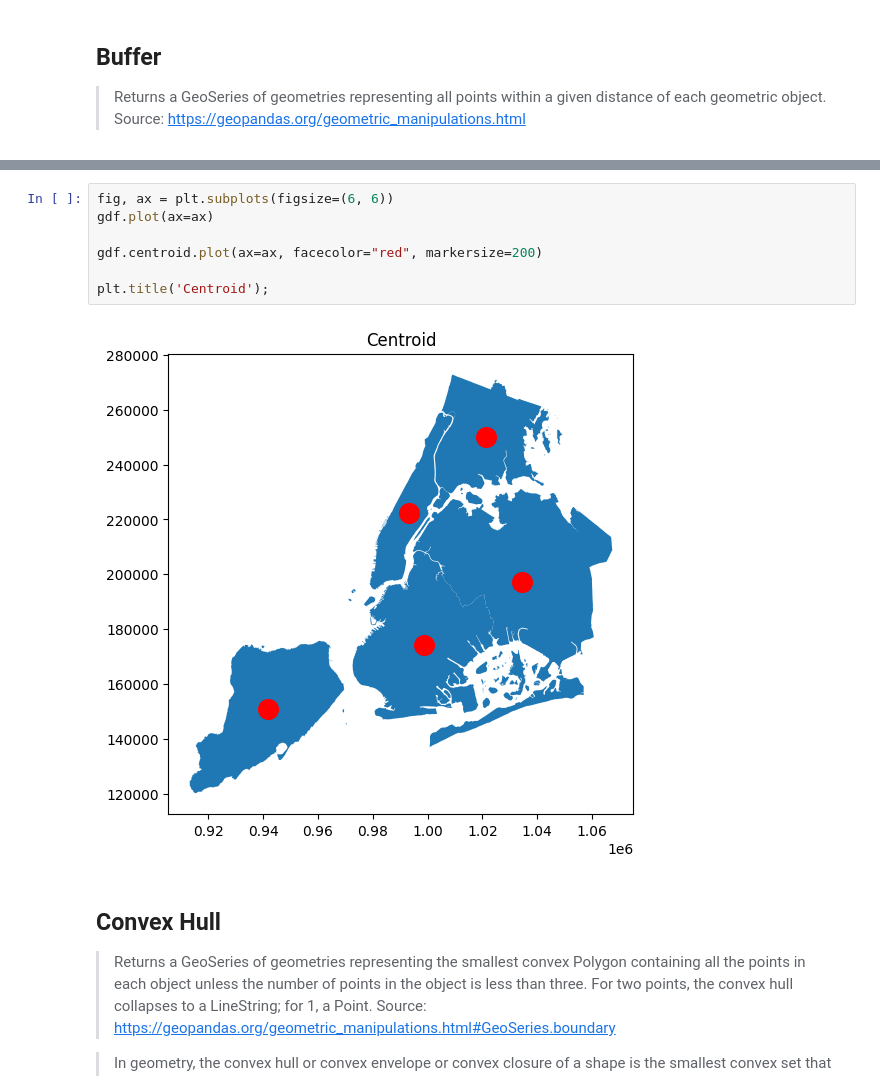
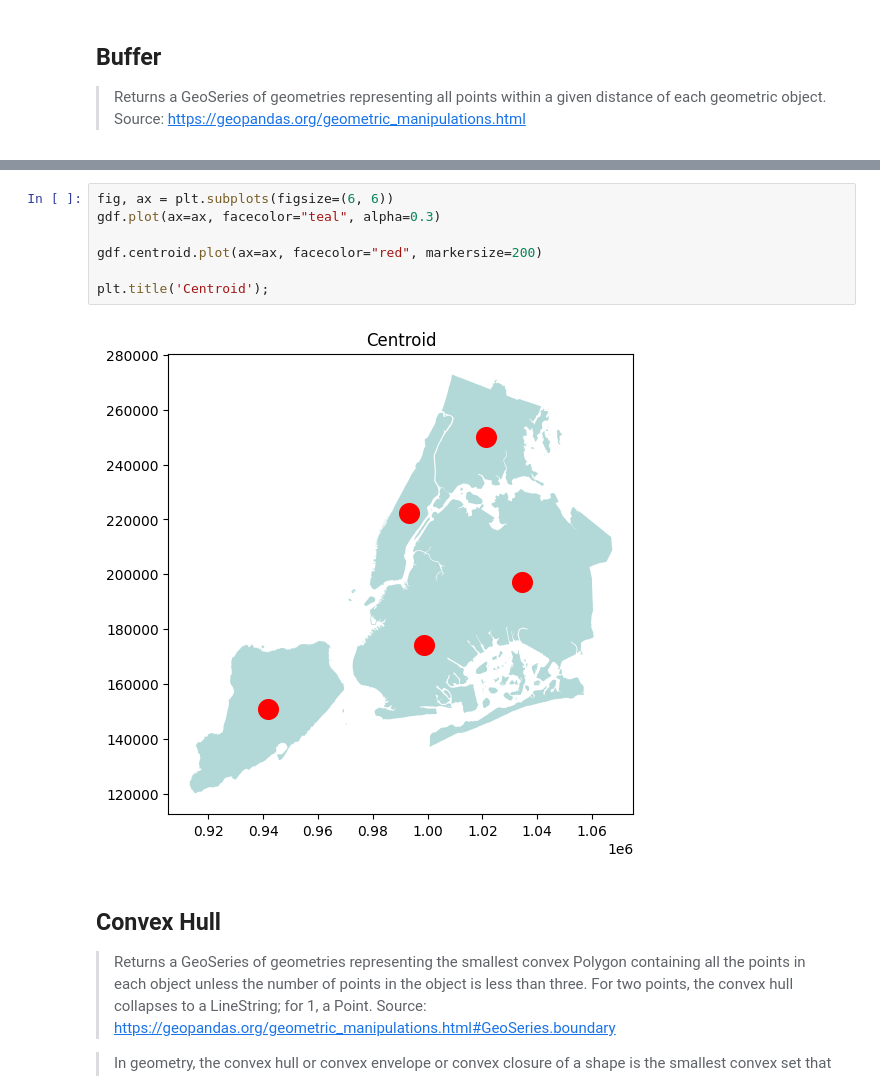
Before and after one commit to jsanz/sdsc, a Jupyter notebook: 2023-foundations-of-geospatial.ipynb, the cells around one changed output, grey strips where cells are left out. Drawn from its saved outputs; the diff is of its cells as text.

```diff
--- a/2023-foundations-of-geospatial.ipynb
+++ b/2023-foundations-of-geospatial.ipynb
@@ -453,13 +454,13 @@ Source: https://en.wikipedia.org/wiki/Centroid
 _Source: [https://en.wikipedia.org/wiki/Centroid](https://en.wikipedia.org/wiki/Centroid)_
 # %%
 fig, ax = plt.subplots(figsize=(6, 6))
-gdf.plot(ax=ax)
+gdf.plot(ax=ax, facecolor="teal", alpha=0.3)
 
 gdf.centroid.plot(ax=ax, facecolor="red", markersize=200)
 
 plt.title('Centroid');
 # %% [output]
-[figure, old version]
+[figure, new version]
 # %% [markdown]
 ## Convex Hull
 
```
Also changed, not shown: parts of 32 cells of this notebook, 1 other file.
